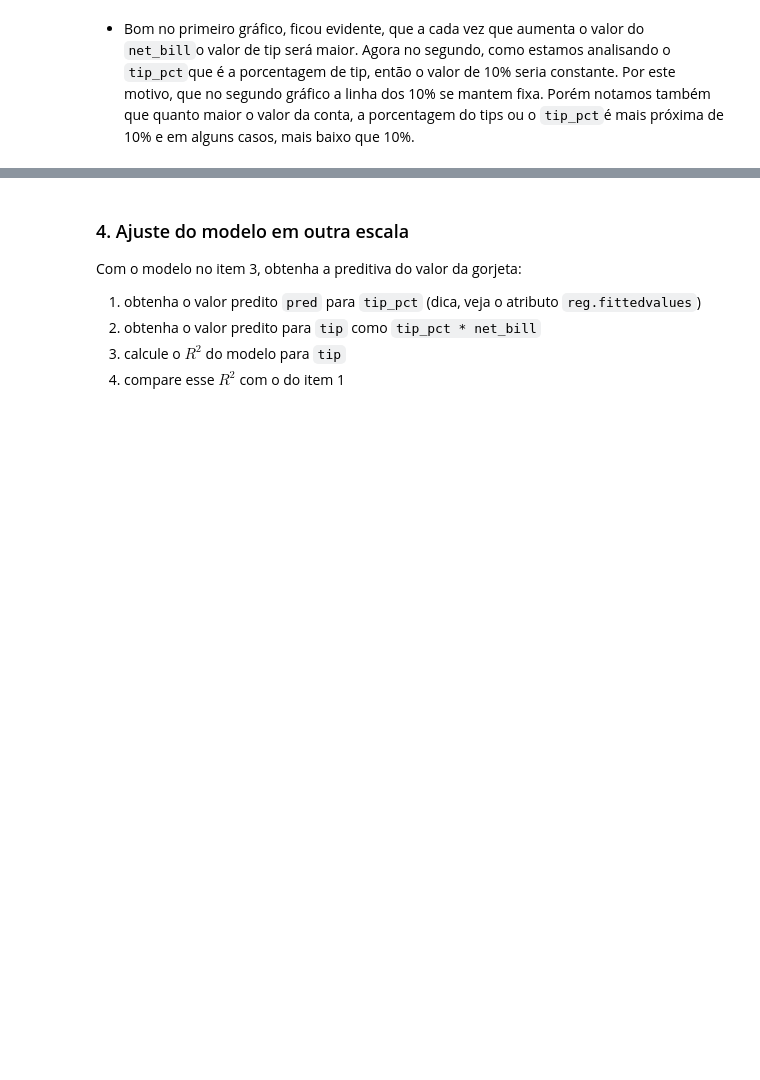
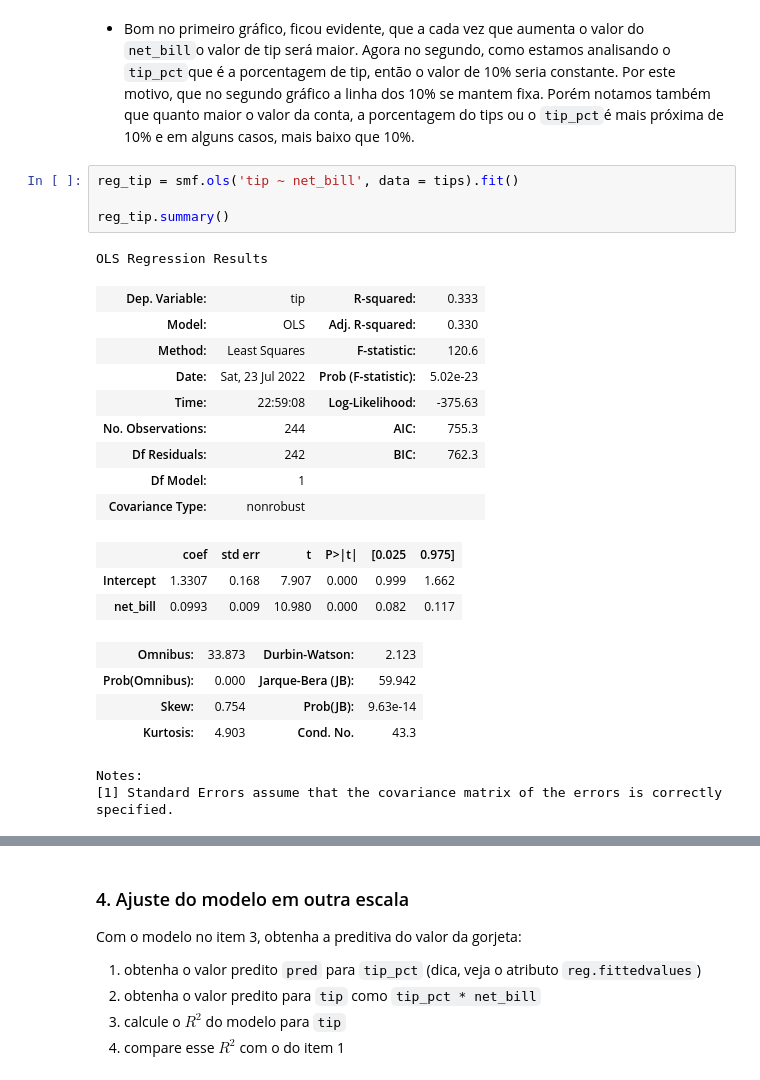
Before and after one commit to lgrdcmt/ebac_exercicios, a Jupyter notebook: Mod12 - Exerc01.ipynb, the cells around one changed output, grey strips where cells are left out. Cells and saved outputs as stored; diff of their text form; blank space fills up the shorter version.

```diff
--- a/Mod12 - Exerc01.ipynb
+++ b/Mod12 - Exerc01.ipynb
@@ -66,3 +66,27 @@ plt.ylim(bottom = 0)
 Compare os dois gráficos e comente (de forma objetiva e suscinta) a relação entre eles e a diferença do ajuste. Podemos comparar diretamente os $R^2$s?
 # %% [markdown]
 - Bom no primeiro gráfico, ficou evidente, que a cada vez que aumenta o valor do ``net_bill``o valor de tip será maior. Agora no segundo, como estamos analisando o ``tip_pct``que é a porcentagem de tip, então o valor de 10% seria constante. Por este motivo, que no segundo gráfico a linha dos 10% se mantem fixa. Porém notamos também que quanto maior o valor da conta, a porcentagem do tips ou o ``tip_pct``é mais próxima de 10% e em alguns casos, mais baixo que 10%.
+# %%
+reg_tip = smf.ols('tip ~ net_bill', data = tips).fit()
+
+reg_tip.summary()
+# %% [output]
+OLS Regression Results
+| Dep. Variable: | tip | R-squared: | 0.333 |
+| Model: | OLS | Adj. R-squared: | 0.330 |
+| Method: | Least Squares | F-statistic: | 120.6 |
+| Date: | Sat, 23 Jul 2022 | Prob (F-statistic): | 5.02e-23 |
+| Time: | 22:59:08 | Log-Likelihood: | -375.63 |
+| No. Observations: | 244 | AIC: | 755.3 |
+| Df Residuals: | 242 | BIC: | 762.3 |
+| Df Model: | 1 |  |  |
+| Covariance Type: | nonrobust |  |  |
+|  | coef | std err | t | P>|t| | [0.025 | 0.975] |
+| Intercept | 1.3307 | 0.168 | 7.907 | 0.000 | 0.999 | 1.662 |
+| net_bill | 0.0993 | 0.009 | 10.980 | 0.000 | 0.082 | 0.117 |
+| Omnibus: | 33.873 | Durbin-Watson: | 2.123 |
+| Prob(Omnibus): | 0.000 | Jarque-Bera (JB): | 59.942 |
+| Skew: | 0.754 | Prob(JB): | 9.63e-14 |
+| Kurtosis: | 4.903 | Cond. No. | 43.3 |
+Notes:
+[1] Standard Errors assume that the covariance matrix of the errors is correctly specified.
```
Also changed, not shown: parts of 17 cells of this notebook.
